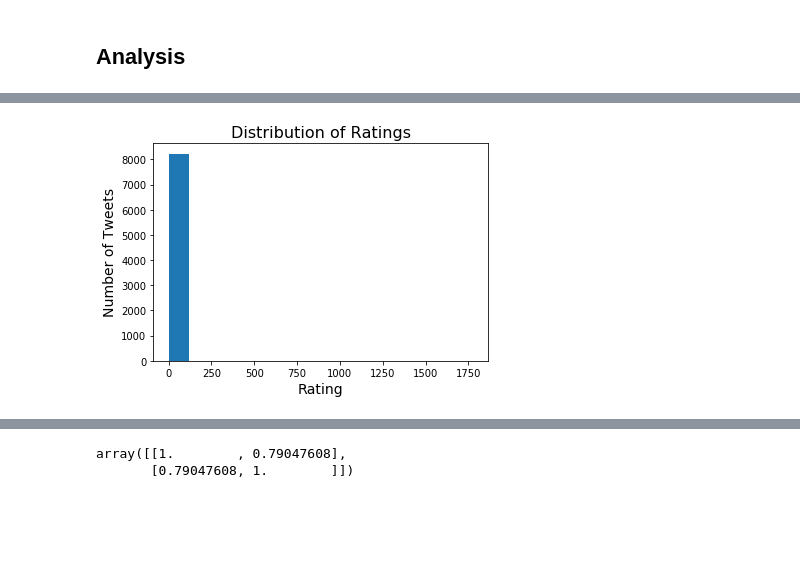
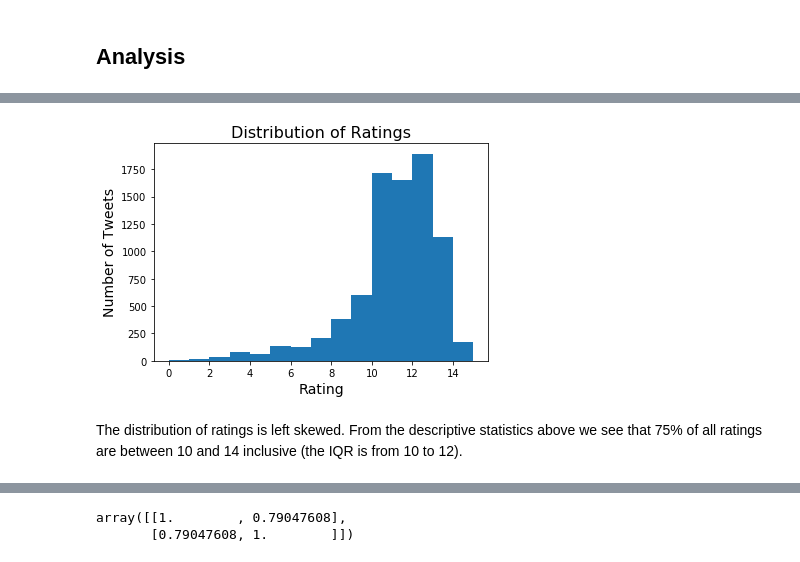
Before and after one commit to mmehmadi94/DAND, a Jupyter notebook: Project(4) Wrangle and analyze Data/wrangle_act.ipynb, the cells around one changed output, grey strips where cells are left out. Cells and saved outputs as stored; diff of their text form; code cells hidden in the pictures; blank space fills up the shorter version.

```diff
--- a/Project(4) Wrangle and analyze Data/wrangle_act.ipynb
+++ b/Project(4) Wrangle and analyze Data/wrangle_act.ipynb
@@ -484,0 +545,5 @@ Name: dog_stage, dtype: int64
+# %%
+# Define: Select rows wehre the column "in_reply_to_status_id" is Null (this will exclude all the retweets)
+
+#Code
+archive_clean = archive_clean[archive_clean['in_reply_to_status_id'].isnull()]
@@ -927,0 +1058,2 @@ Name: rating_denominator, dtype: int64
+# %%
+archive_clean = archive_clean[archive_clean.rating_numerator <= 15]
@@ -954,4 +1090,4 @@ Name: rating_denominator, dtype: int64
 # %% [markdown]
 ##### Code
 # %%
-archive_clean = archive_clean[archive_clean.rating_denominator == 10]
+archive_clean.rating_denominator.value_counts()
@@ -958,2 +1097,5 @@ archive_clean = archive_clean[archive_clean.rating_denominator == 10]
+# %%
+archive_clean.drop(['rating_denominator'], axis = 1, inplace = True)
+archive_clean.rename(index = str, columns = {'rating_numerator': 'rating'}, inplace = True)
 # %% [markdown]
 ##### Test
@@ -971,13 +1160,18 @@ archive_clean.to_csv('twitter_archive_master.csv', encoding='utf-8', index=False
 # %%
-archive_clean['rating_numerator'].plot(kind = 'hist', bins = 15)
+g= archive_clean['rating'].plot(kind = 'hist', bins = 15)
 
 #plt.xlim(0, 15)
 plt.ylabel('Number of Tweets', fontsize = 14)
 plt.xlabel('Rating', fontsize = 14)
 plt.title('Distribution of Ratings', fontsize = 16)
 plt.show();
+
+fig = g.get_figure()
+fig.savefig('Histogram for Distribution of Rating.png')
 # %% [output]
-[figure, old version]
+[figure, new version]
+# %% [markdown]
+The distribution of ratings is left skewed. From the descriptive statistics above we see that 75% of all ratings are between 10 and 14 inclusive (the IQR is from 10 to 12).
 # %%
 g = sns.regplot(x=archive_clean.retweet_count, y=archive_clean.favorite_count)
 plt.title("Favorites and Retweets")
```
Also changed, not shown: parts of 46 cells of this notebook, 12 other files.
